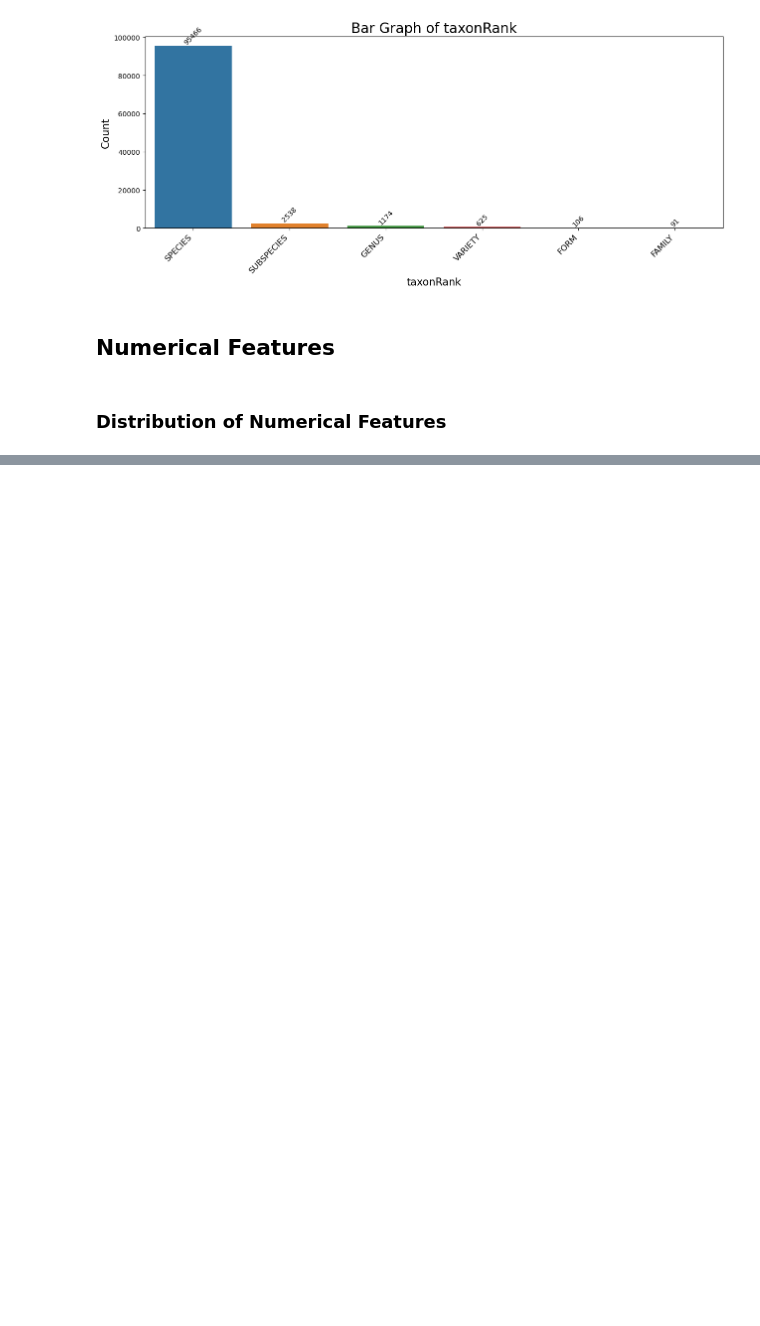
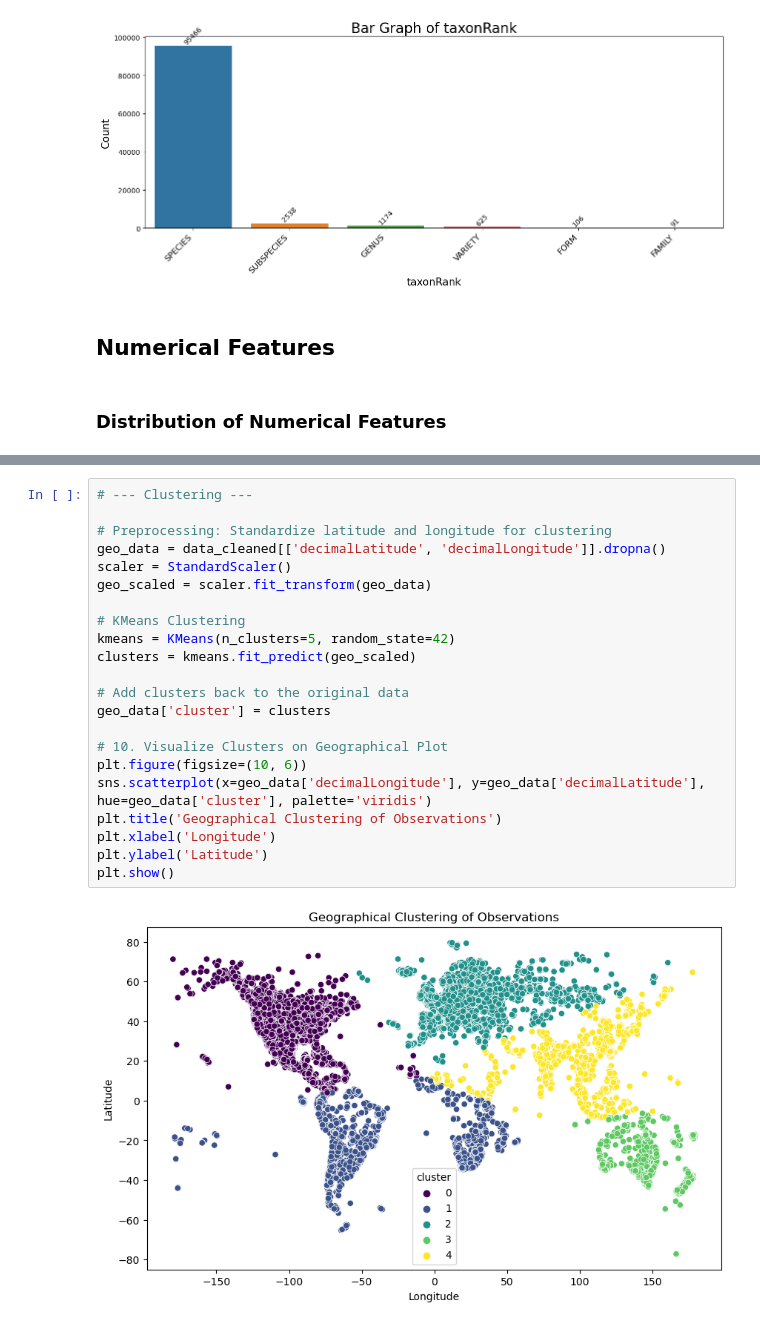
Before and after one commit to AmarjaKumbhar1505/Advance_Python_Programming, a Jupyter notebook: Darwin_Core_EDA.ipynb, the cells around one changed output, grey strips where cells are left out. Drawn from its saved outputs; the diff is of its cells as text; blank space fills up the shorter version.

```diff
--- a/Darwin_Core_EDA.ipynb
+++ b/Darwin_Core_EDA.ipynb
@@ -378,0 +418,24 @@ plt.show()
+# %%
+# --- Clustering ---
+
+# Preprocessing: Standardize latitude and longitude for clustering
+geo_data = data_cleaned[['decimalLatitude', 'decimalLongitude']].dropna()
+scaler = StandardScaler()
+geo_scaled = scaler.fit_transform(geo_data)
+
+# KMeans Clustering
+kmeans = KMeans(n_clusters=5, random_state=42)
+clusters = kmeans.fit_predict(geo_scaled)
+
+# Add clusters back to the original data
+geo_data['cluster'] = clusters
+
+# 10. Visualize Clusters on Geographical Plot
+plt.figure(figsize=(10, 6))
+sns.scatterplot(x=geo_data['decimalLongitude'], y=geo_data['decimalLatitude'], hue=geo_data['cluster'], palette='viridis')
+plt.title('Geographical Clustering of Observations')
+plt.xlabel('Longitude')
+plt.ylabel('Latitude')
+plt.show()
+# %% [output]
+[figure, added]
```
Also changed, not shown: parts of 10 cells of this notebook.
